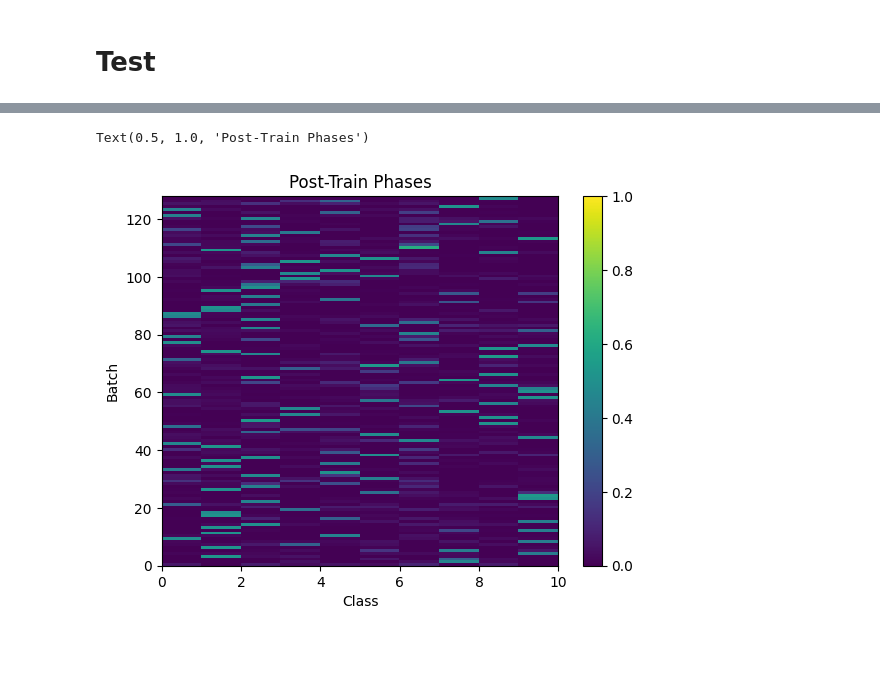
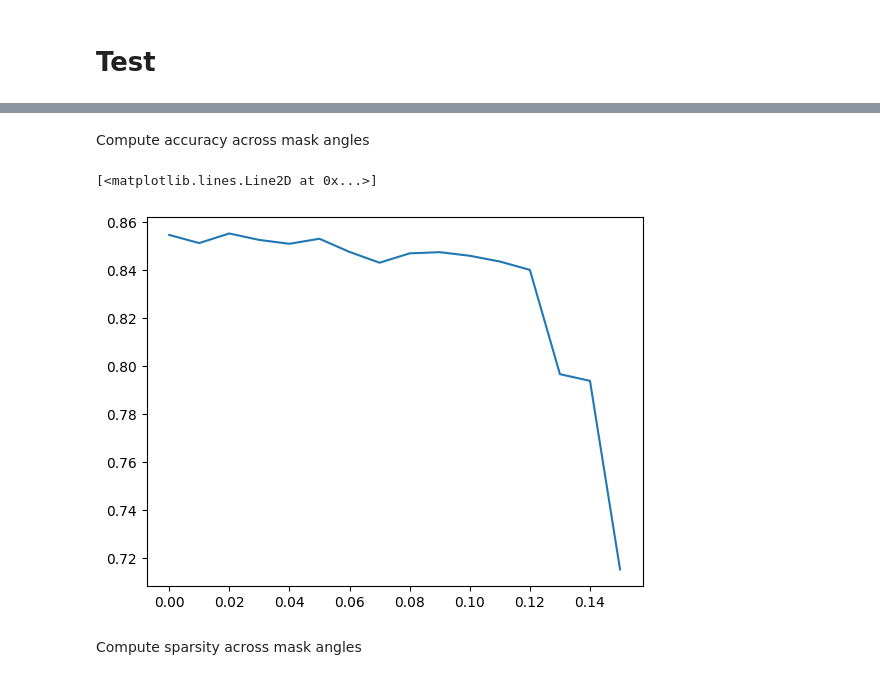
Before and after one commit to wilkieolin/phasor_jax, a Jupyter notebook: sparsity test.ipynb, the cells around one changed output, grey strips where cells are left out. Drawn from its saved outputs; the diff is of its cells as text; code cells hidden in the pictures; blank space fills up the shorter version.

```diff
--- a/sparsity test.ipynb
+++ b/sparsity test.ipynb
@@ -142,4 +159,4 @@ train2 = iter(load_dataset(dataset, split="train", is_training=False, repeat = F
 # %%
 #define a labmda to compute accuracy we can dispatch over batches
-acc_fn = lambda b: accuracy_quadrature(model, key, params_t, b['image'], b['label'])
-acc_fn_spk = lambda b: accuracy_quadrature(model, key, params_t, b['image'], b['label'], spiking=True)
+acc_fn = lambda p, ma, b: accuracy_quadrature(model, key, p, b['image'], b['label'], mask_angle = ma)
+acc_fn_spk = lambda p, ma, b: accuracy_quadrature(model, key, p, b['image'], b['label'], mask_angle = ma, spiking=True)
@@ -158,12 +163,13 @@ Train set accuracy is  0.89565
-# %%
-#Visualize the similarity each sample produces to the class codebook
-sim2 = model.apply(params_t, key, x)
-
-plt.pcolor(sim2, vmax=1.0, vmin=0.0)
-plt.xlabel("Class")
-plt.ylabel("Batch")
-plt.colorbar()
-plt.title("Post-Train Phases")
-# %% [output]
-Text(0.5, 1.0, 'Post-Train Phases')
-[figure, removed]
+# %% [markdown]
+Compute accuracy across mask angles
+# %%
+eval_fn = lambda i: jnp.mean(jnp.concatenate([acc_fn(results[i][0], mask_angles[i], b) for b in iter(test_ds)]))
+# %%
+all_accs = np.array([eval_fn(i) for i in range(len(results))])
+# %%
+plt.plot(mask_angles, all_accs)
+# %% [output]
+[<matplotlib.lines.Line2D at 0x...>]
+[figure, added]
+# %% [markdown]
+Compute sparsity across mask angles
```
Also changed, not shown: parts of 22 cells of this notebook.
